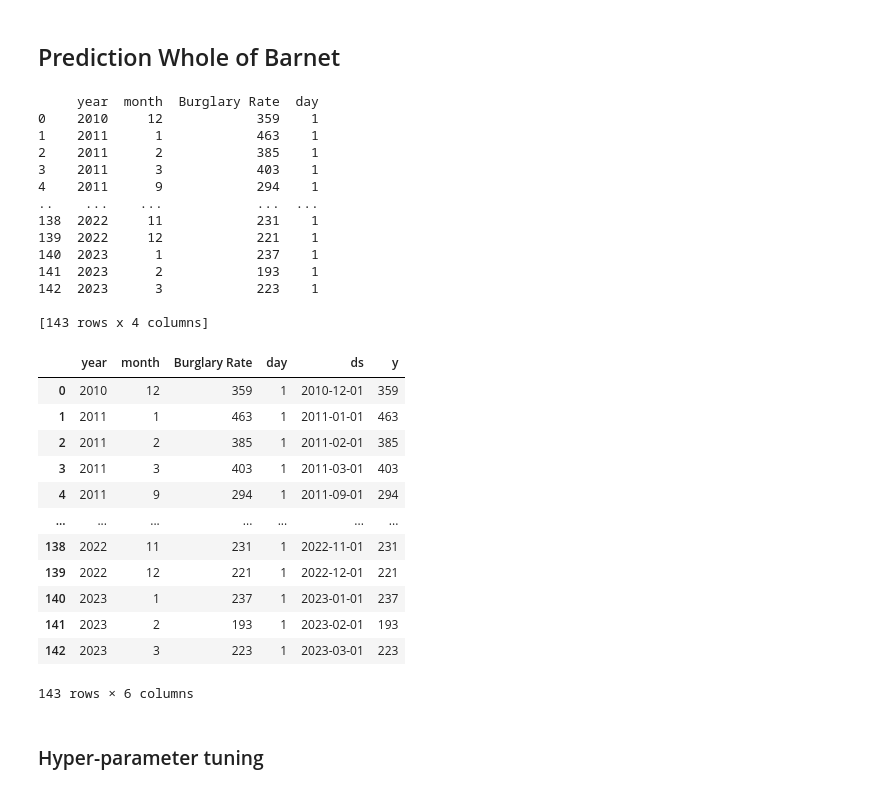
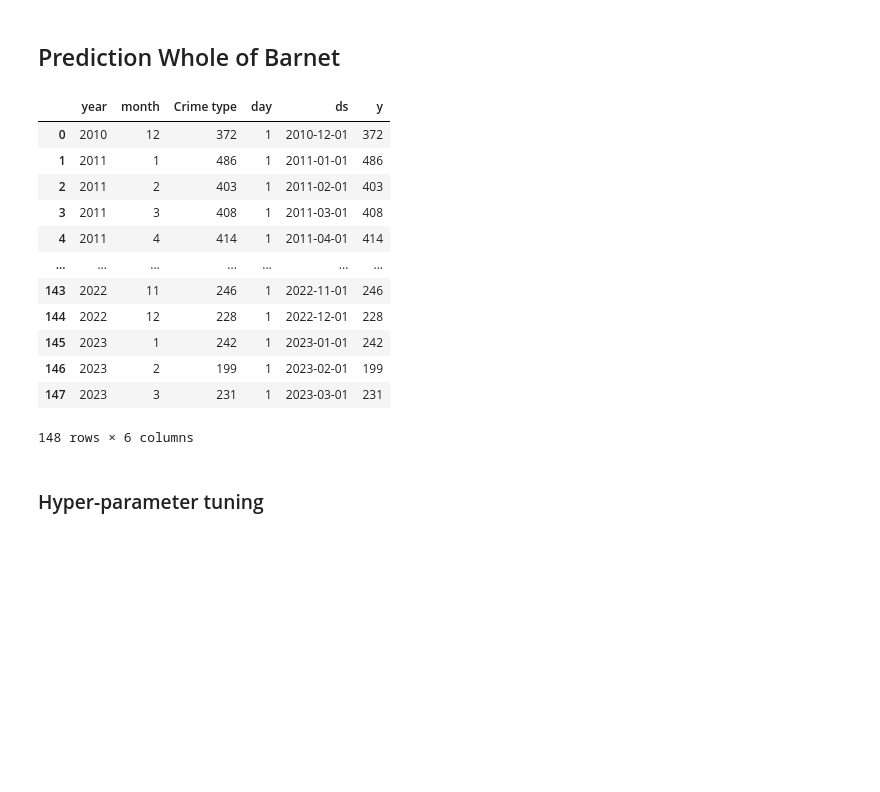
Before and after one commit to isavgt/JBG050-group11, a Jupyter notebook: forecast_prophet.ipynb, the cells around one changed output. Cells and saved outputs as stored; diff of their text form; code cells hidden in the pictures; blank space fills up the shorter version.

```diff
--- a/forecast_prophet.ipynb
+++ b/forecast_prophet.ipynb
@@ -17,62 +17,47 @@ forecast_upto = (2023-training_upto-1)*12 +3
 # %%
 # Read data, get dataframe with crimes/month
 monthly_grouped_df = pd.read_csv('C:\\Users\\20203697\\Downloads\\filtered_df_utility_cols.csv')
-monthly_grouped_df= monthly_grouped_df.sort_values(['Year','Month num'],ascending=False).groupby(['Year', 'Month num'])['Burglary Rate'].sum()
+monthly_grouped_df= monthly_grouped_df.sort_values(['Year','Month num'],ascending=False).groupby(['Year', 'Month num'])['Crime type'].count()
 monthly_grouped_df = monthly_grouped_df.to_frame()
 
 
 # Rename columns, select rows with data and set datetime index
 monthly_grouped_df = monthly_grouped_df.rename(columns = {'Month num':'y'})
 monthly_grouped_df['day'] = 1
 monthly_grouped_df = monthly_grouped_df.reset_index()
 # monthly_grouped_df = monthly_grouped_df[(monthly_grouped_df['Year']>=2011) | ((monthly_grouped_df['Year'] == 2010) & (monthly_grouped_df['Month num']==12))]
 monthly_grouped_df = monthly_grouped_df.rename(columns={'Month num': 'month', 'Year': 'year'})
-print(monthly_grouped_df)
 monthly_grouped_df['ds'] = pd.to_datetime(monthly_grouped_df[['year', 'month', 'day']])
-monthly_grouped_df['y'] = monthly_grouped_df['Burglary Rate']
+monthly_grouped_df['y'] = monthly_grouped_df['Crime type']
 # monthly_grouped_df = monthly_grouped_df.set_index(pd.DatetimeIndex(monthly_grouped_df['Date']))
 
 # Getting Holidays
 holiday = pd.DataFrame([])
 for date, name in sorted(holidays.country_holidays('GB', subdiv='England', years=[2012, 2013, 2014, 2015, 2016, 2017, 2018,2019,2020,2021, 2022, 2023, 2024]).items()):
     #holiday = holiday.append(pd.DataFrame({'ds': date, 'holiday': "England-Holidays"}, index=[0]), ignore_index=True)
     holiday= pd.concat([holiday, pd.DataFrame({'ds': date, 'holiday': "England-Holidays"}, index=[0])], ignore_index=True)
 
 holiday['ds'] = pd.to_datetime(holiday['ds'], format='%Y-%m-%d', errors='ignore')
 
 # Divide test and train data
 train_data = monthly_grouped_df[monthly_grouped_df['year']<(training_upto+1)]
 test_data = monthly_grouped_df[(monthly_grouped_df['year']>training_upto)]
 
 monthly_grouped_df
 # %% [output]
+|  | year | month | Crime type | day | ds | y |
+| 0 | 2010 | 12 | 372 | 1 | 2010-12-01 | 372 |
+| 1 | 2011 | 1 | 486 | 1 | 2011-01-01 | 486 |
+| 2 | 2011 | 2 | 403 | 1 | 2011-02-01 | 403 |
+| 3 | 2011 | 3 | 408 | 1 | 2011-03-01 | 408 |
+| 4 | 2011 | 4 | 414 | 1 | 2011-04-01 | 414 |
+| ... | ... | ... | ... | ... | ... | ... |
+| 143 | 2022 | 11 | 246 | 1 | 2022-11-01 | 246 |
+| 144 | 2022 | 12 | 228 | 1 | 2022-12-01 | 228 |
+| 145 | 2023 | 1 | 242 | 1 | 2023-01-01 | 242 |
+| 146 | 2023 | 2 | 199 | 1 | 2023-02-01 | 199 |
+| 147 | 2023 | 3 | 231 | 1 | 2023-03-01 | 231 |
-     year  month  Burglary Rate  day
-0    2010     12            359    1
-1    2011      1            463    1
-2    2011      2            385    1
-3    2011      3            403    1
-4    2011      9            294    1
-..    ...    ...            ...  ...
-138  2022     11            231    1
-139  2022     12            221    1
-140  2023      1            237    1
-141  2023      2            193    1
-142  2023      3            223    1
-
-[143 rows x 4 columns]
+148 rows × 6 columns
-|  | year | month | Burglary Rate | day | ds | y |
-| 0 | 2010 | 12 | 359 | 1 | 2010-12-01 | 359 |
-| 1 | 2011 | 1 | 463 | 1 | 2011-01-01 | 463 |
-| 2 | 2011 | 2 | 385 | 1 | 2011-02-01 | 385 |
-| 3 | 2011 | 3 | 403 | 1 | 2011-03-01 | 403 |
-| 4 | 2011 | 9 | 294 | 1 | 2011-09-01 | 294 |
-| ... | ... | ... | ... | ... | ... | ... |
-| 138 | 2022 | 11 | 231 | 1 | 2022-11-01 | 231 |
-| 139 | 2022 | 12 | 221 | 1 | 2022-12-01 | 221 |
-| 140 | 2023 | 1 | 237 | 1 | 2023-01-01 | 237 |
-| 141 | 2023 | 2 | 193 | 1 | 2023-02-01 | 193 |
-| 142 | 2023 | 3 | 223 | 1 | 2023-03-01 | 223 |
-143 rows × 6 columns
 # %% [markdown]
 ### Hyper-parameter tuning
 # %%
```
Also changed, not shown: parts of 5 cells of this notebook.
